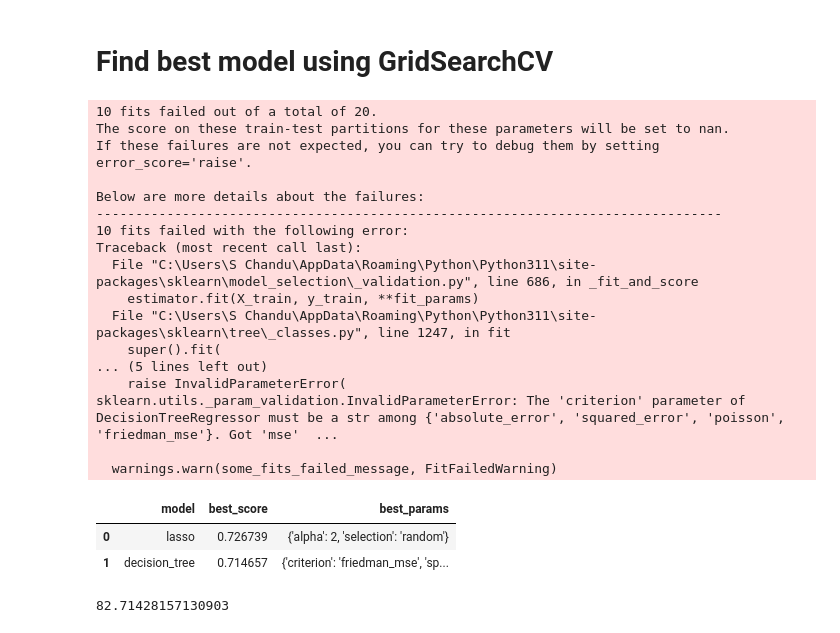
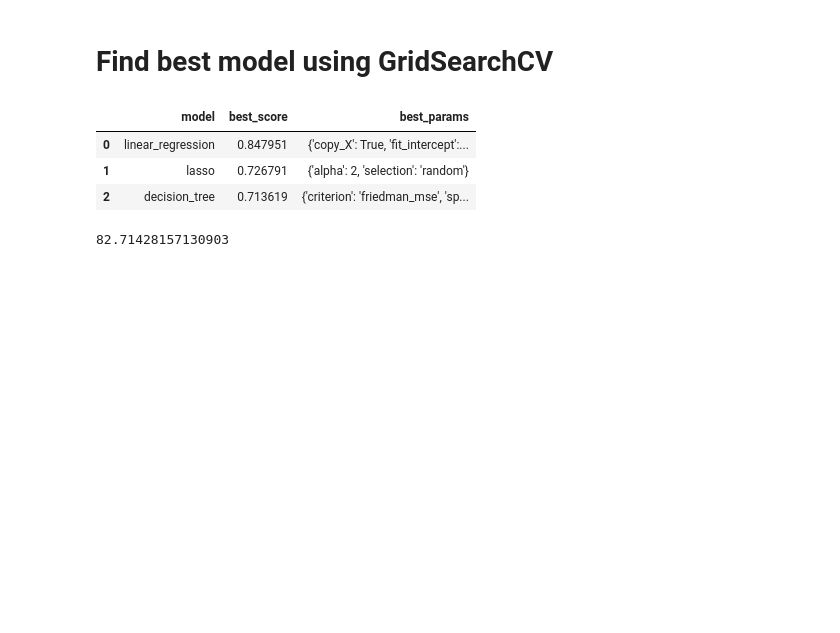
Before and after one commit to Chandu1123/Banglore_House_price_prediction, a Jupyter notebook: BANGL_HOUSE_PRICE/MODEL/data_cleaning.ipynb, the cells around one changed output. Saved outputs shown, nothing was run; the diff lists cells and outputs as text; code cells hidden in the pictures; blank space fills up the shorter version.

Commit message:
data_cleaning DONE

```diff
--- a/BANGL_HOUSE_PRICE/MODEL/data_cleaning.ipynb
+++ b/BANGL_HOUSE_PRICE/MODEL/data_cleaning.ipynb
@@ -516,65 +516,62 @@ array([0.82702546, 0.86027005, 0.85322178, 0.8436466 , 0.85481502])
 # %% [markdown]
 # Find best model using GridSearchCV
 # %%
-from sklearn.model_selection import GridSearchCV
+from sklearn.model_selection import GridSearchCV, ShuffleSplit
+from sklearn.linear_model import LinearRegression, Lasso
+from sklearn.tree import DecisionTreeRegressor
+import pandas as pd
 
-from sklearn.linear_model import Lasso
-from sklearn.tree import DecisionTreeRegressor
-
-
-def find_best_model_using_gridsearchcv(X,y):
+def find_best_model_using_gridsearchcv(X, y):
     algos = {
+        'linear_regression': {
+            'model': LinearRegression(),
+            'params': {
+                'copy_X': [True, False],
+                'fit_intercept': [True, False],
+                'n_jobs': [None, -1],
+                'positive': [False]
+            }
+        },
 
         'lasso': {
             'model': Lasso(),
             'params': {
-                'alpha': [1,2],
+                'alpha': [1, 2],
                 'selection': ['random', 'cyclic']
             }
         },
         'decision_tree': {
             'model': DecisionTreeRegressor(),
             'params': {
-                'criterion' : ['mse','friedman_mse'],
-                'splitter': ['best','random']
+                'criterion': ['squared_error', 'friedman_mse'],
+                'splitter': ['best', 'random']
             }
         }
     }
     scores = []
     cv = ShuffleSplit(n_splits=5, test_size=0.2, random_state=0)
     for algo_name, config in algos.items():
-        gs =  GridSearchCV(config['model'], config['params'], cv=cv, return_train_score=False)
-        gs.fit(X,y)
+        gs = GridSearchCV(config['model'], config['params'], cv=cv, return_train_score=False, error_score='raise')
+        gs.fit(X, y)
         scores.append({
             'model': algo_name,
             'best_score': gs.best_score_,
             'best_params': gs.best_params_
         })
 
-    return pd.DataFrame(scores,columns=['model','best_score','best_params'])
+    return pd.DataFrame(scores, columns=['model', 'best_score', 'best_params'])
+
+# Assuming you have X and y defined elsewhere in your code
+# results = find_best_model_using_gridsearchcv(X, y)
+# print(results)
+
 
 find_best_model_using_gridsearchcv(X,y)
 # %% [output]
-10 fits failed out of a total of 20.
-The score on these train-test partitions for these parameters will be set to nan.
-If these failures are not expected, you can try to debug them by setting error_score='raise'.
-
-Below are more details about the failures:
---------------------------------------------------------------------------------
-10 fits failed with the following error:
-Traceback (most recent call last):
-  File "C:\Users\S Chandu\AppData\Roaming\Python\Python311\site-packages\sklearn\model_selection\_validation.py", line 686, in _fit_and_score
-    estimator.fit(X_train, y_train, **fit_params)
-  File "C:\Users\S Chandu\AppData\Roaming\Python\Python311\site-packages\sklearn\tree\_classes.py", line 1247, in fit
-    super().fit(
-... (5 lines left out)
-    raise InvalidParameterError(
-sklearn.utils._param_validation.InvalidParameterError: The 'criterion' parameter of DecisionTreeRegressor must be a str among {'absolute_error', 'squared_error', 'poisson', 'friedman_mse'}. Got 'mse'  ...
-
-  warnings.warn(some_fits_failed_message, FitFailedWarning)
 |  | model | best_score | best_params |
-| 0 | lasso | 0.726739 | {'alpha': 2, 'selection': 'random'} |
-| 1 | decision_tree | 0.714657 | {'criterion': 'friedman_mse', 'sp... |
+| 0 | linear_regression | 0.847951 | {'copy_X': True, 'fit_intercept':... |
+| 1 | lasso | 0.726791 | {'alpha': 2, 'selection': 'random'} |
+| 2 | decision_tree | 0.713619 | {'criterion': 'friedman_mse', 'sp... |
 # %%
 def predict_price(location,sqft,bath,bhk):
     loc_index = np.where(X.columns==location)[0][0]
```
